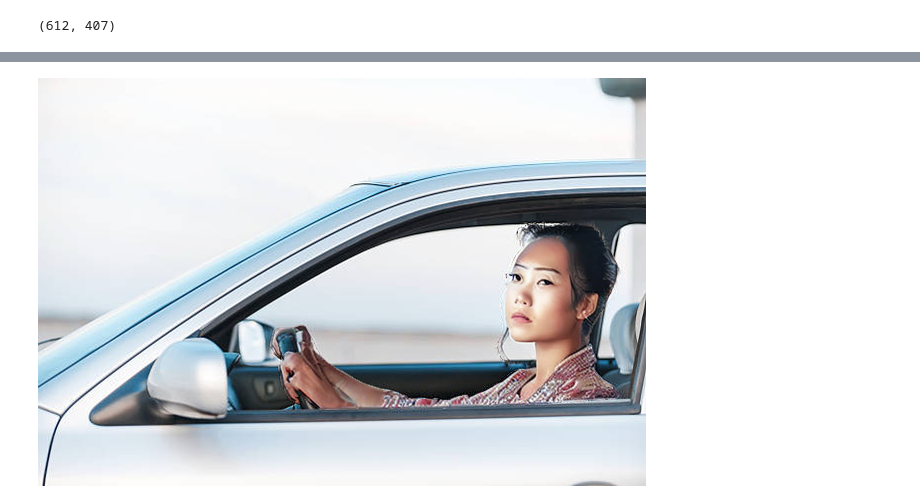
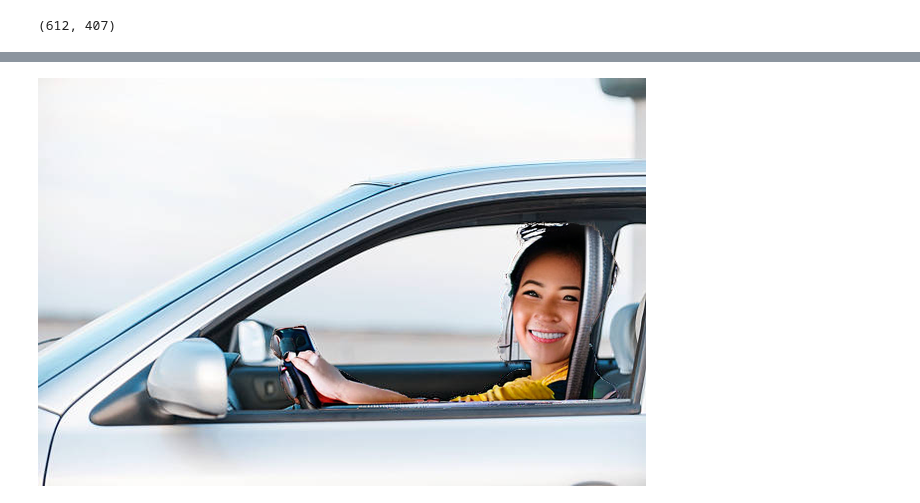
Before and after one commit to weilunkoh/cv-notebooks, a Jupyter notebook: 02 Inpainting.ipynb, the cells around one changed output, grey strips where cells are left out. Cells and saved outputs as stored; diff of their text form; code cells hidden in the pictures.

```diff
--- a/02 Inpainting.ipynb
+++ b/02 Inpainting.ipynb
@@ -15,12 +15,12 @@ from diffusers.utils import load_image, make_image_grid
 ### Load Model and Function
 # %%
 pipe = AutoPipelineForInpainting.from_pretrained(
-    "runwayml/stable-diffusion-inpainting",
-    # "diffusers/stable-diffusion-xl-1.0-inpainting-0.1",
+    # "runwayml/stable-diffusion-inpainting",
+    "diffusers/stable-diffusion-xl-1.0-inpainting-0.1",
     torch_dtype=torch.float16,
     variant="fp16",
-)
-# ).to('cuda')
+# )
+).to('cuda')
 pipe.enable_model_cpu_offload()
 
 def inpaint_image(prompt, init_image, mask_image):
@@ -83,15 +85,17 @@ axes[1].imshow(car_mask_image)
 # %%
-human_prompt = "female asian in a car, highly detailed, realistic, 8k"
+# human_prompt = "female asian in a car, highly detailed, realistic, 8k"
+human_prompt = "female asian driving a car"
 inpaint_human = pipe(
     prompt=human_prompt,
     image=raw_image,
     mask_image=human_mask_image,
     height=408,
     width=608,
     strength=0.9,
-    padding_mask_crop=10
+    guidance_scale=10,
+    padding_mask_crop=20
 ).images[0]
 inpaint_human
 # %% [output]
-[figure, old version]
+[figure, new version]
 # %%
```
Also changed, not shown: parts of 6 cells of this notebook, 1 other file.
